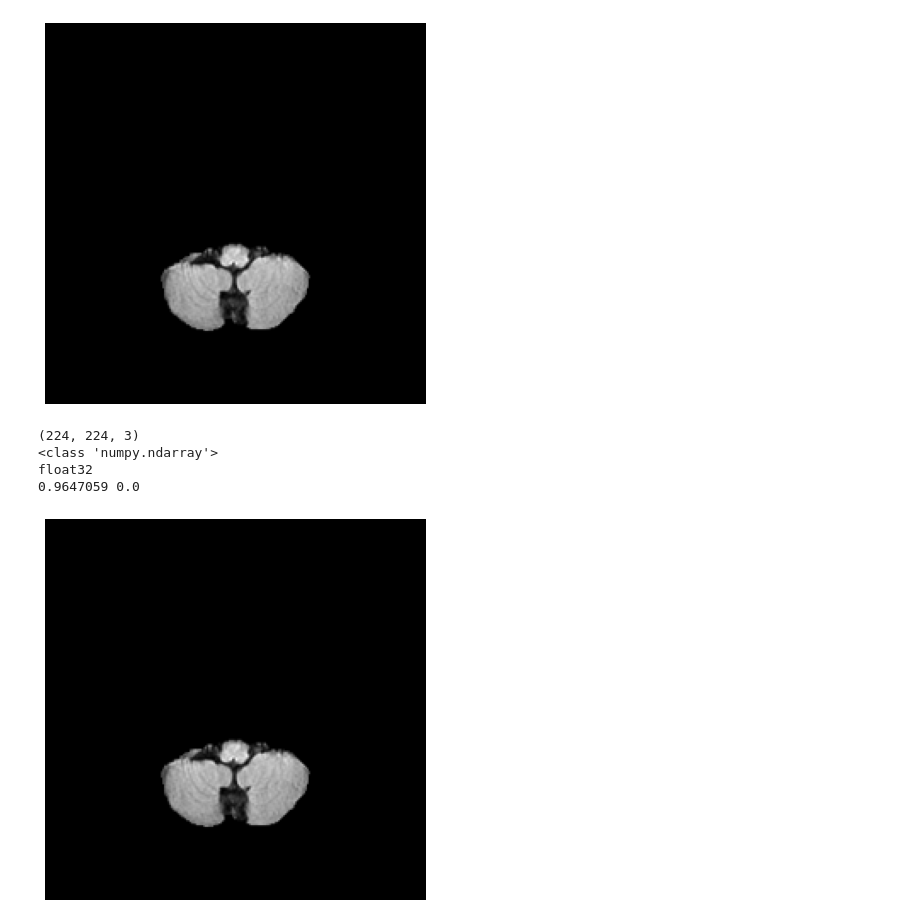
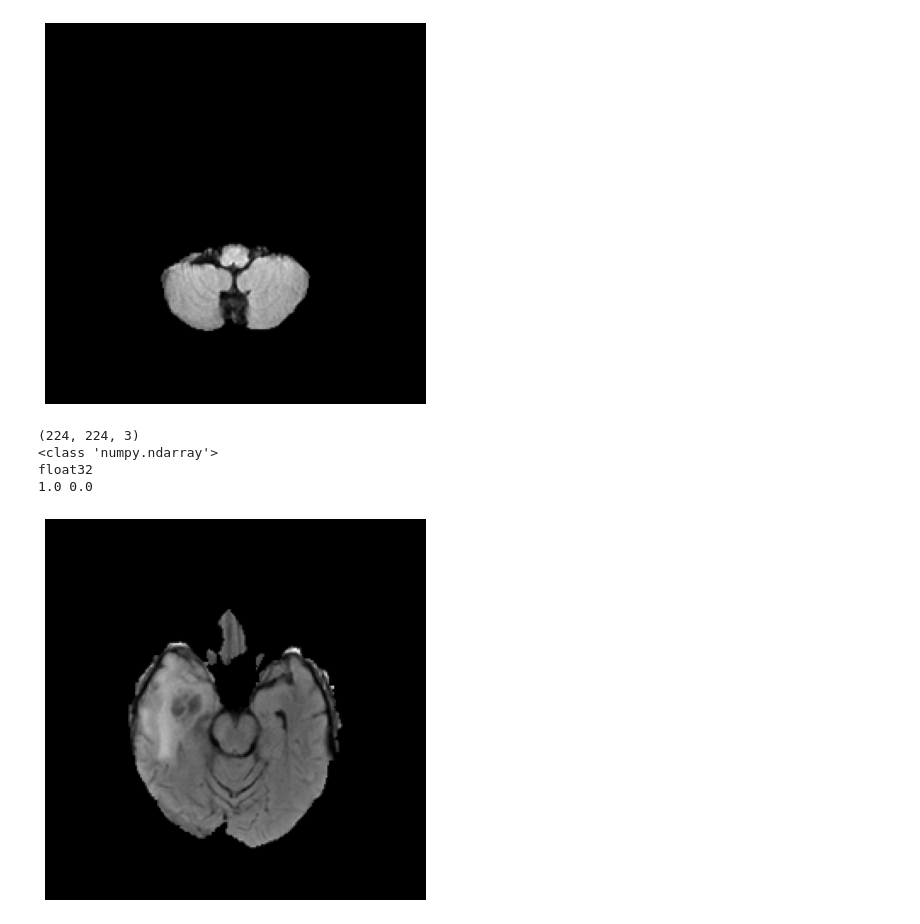
Before and after one commit to ShumpeiTakezaki/newcomer, a Jupyter notebook: source/image_analysis.ipynb, the cells around one changed output. Drawn from its saved outputs; the diff is of its cells as text; code cells hidden in the pictures.

```diff
--- a/source/image_analysis.ipynb
+++ b/source/image_analysis.ipynb
@@ -68,16 +68,16 @@ float32
 0.9647059 0.0
 [figure]
 # %%
-train_pos_images =load_dir("Dataset/train/0/")
-image = train_pos_images[0]
+train_neg_images =load_dir("Dataset/train/0/")
+image = train_neg_images[0]
 print(image.shape)
 print(type(image))
 print(image.dtype)
 print(image.max(), image.min())
 plot_image(image)
 # %% [output]
 (224, 224, 3)
 <class 'numpy.ndarray'>
 float32
-0.9647059 0.0
+1.0 0.0
-[figure, old version]
+[figure, new version]
```
Also changed, not shown: parts of 4 cells of this notebook, 1 other file.
